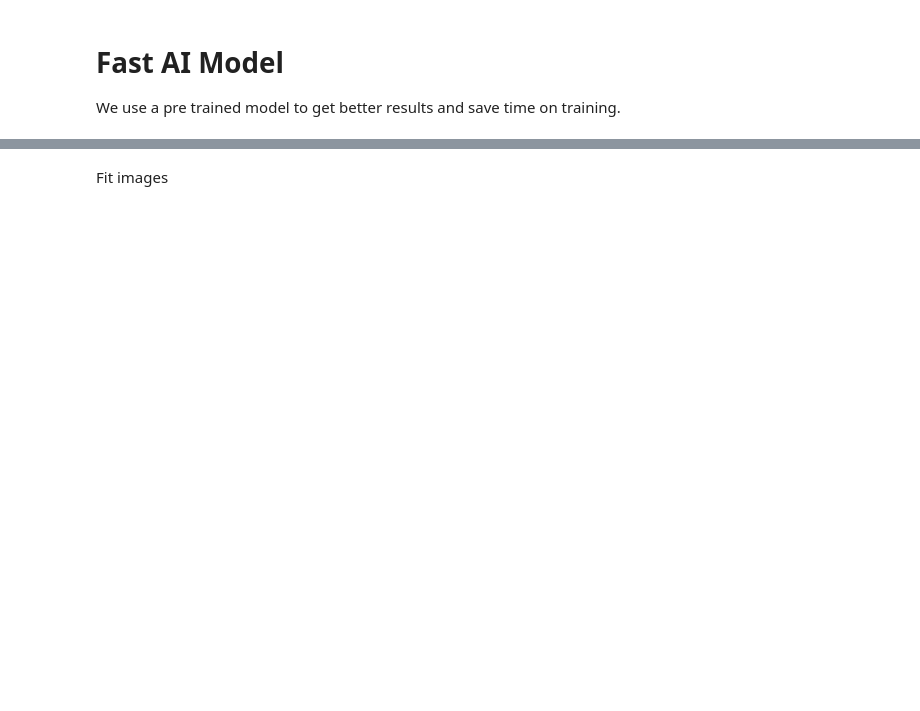
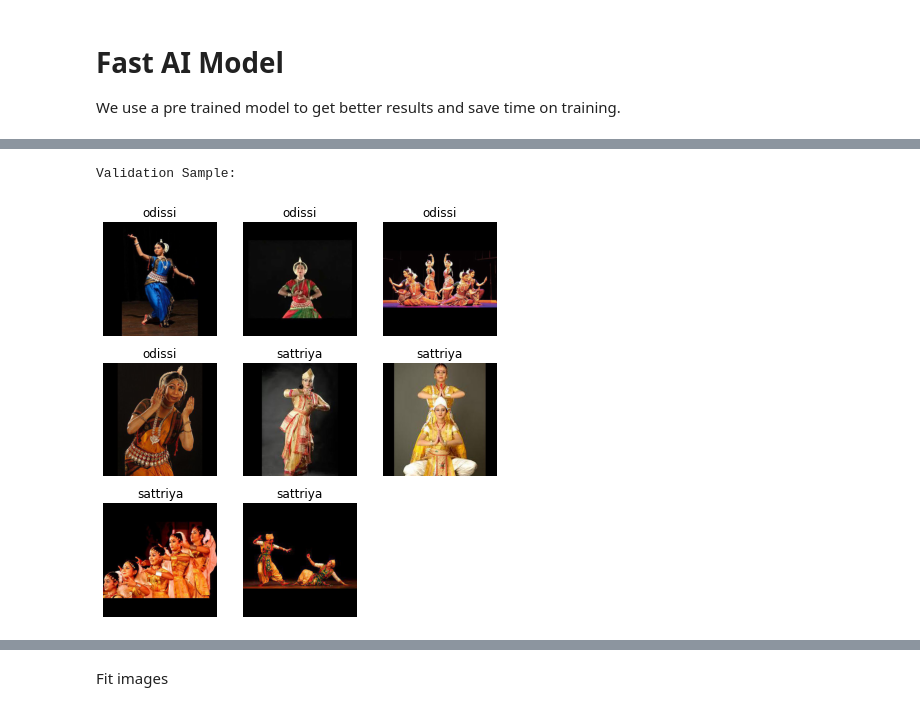
Before and after one commit to parik1999/Hackerearth_Identify_Dance_Forms, a Jupyter notebook: Notebook.ipynb, the cells around one changed output, grey strips where cells are left out. Cells and saved outputs as stored; diff of their text form; code cells hidden in the pictures; blank space fills up the shorter version.

```diff
--- a/Notebook.ipynb
+++ b/Notebook.ipynb
@@ -243,0 +199,6 @@ Choose resnet50 as the pre trained model and create a CNN learner.
+# %%
+print('Validation Sample:')
+data.show_batch(rows=3, figsize=(6,6), ds_type = DatasetType.Valid)
+# %% [output]
+Validation Sample:
+[figure, added]
```
Also changed, not shown: parts of 67 cells of this notebook.
